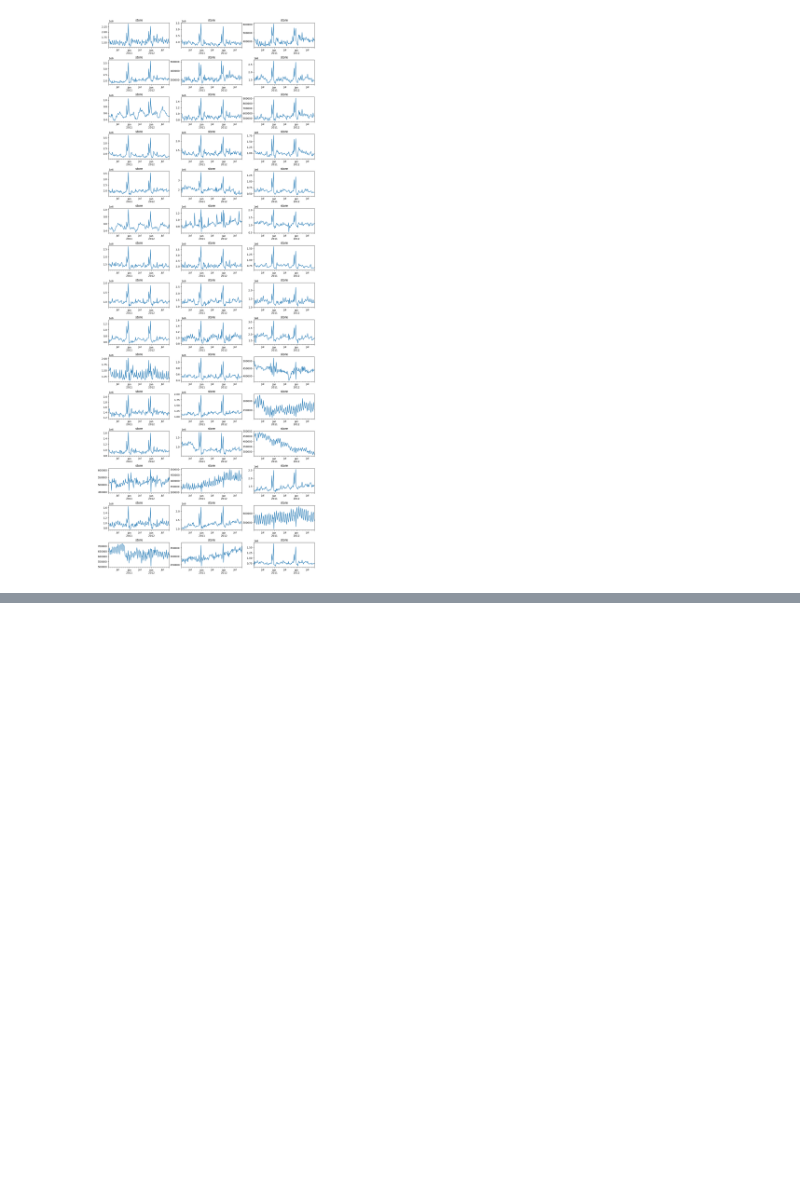
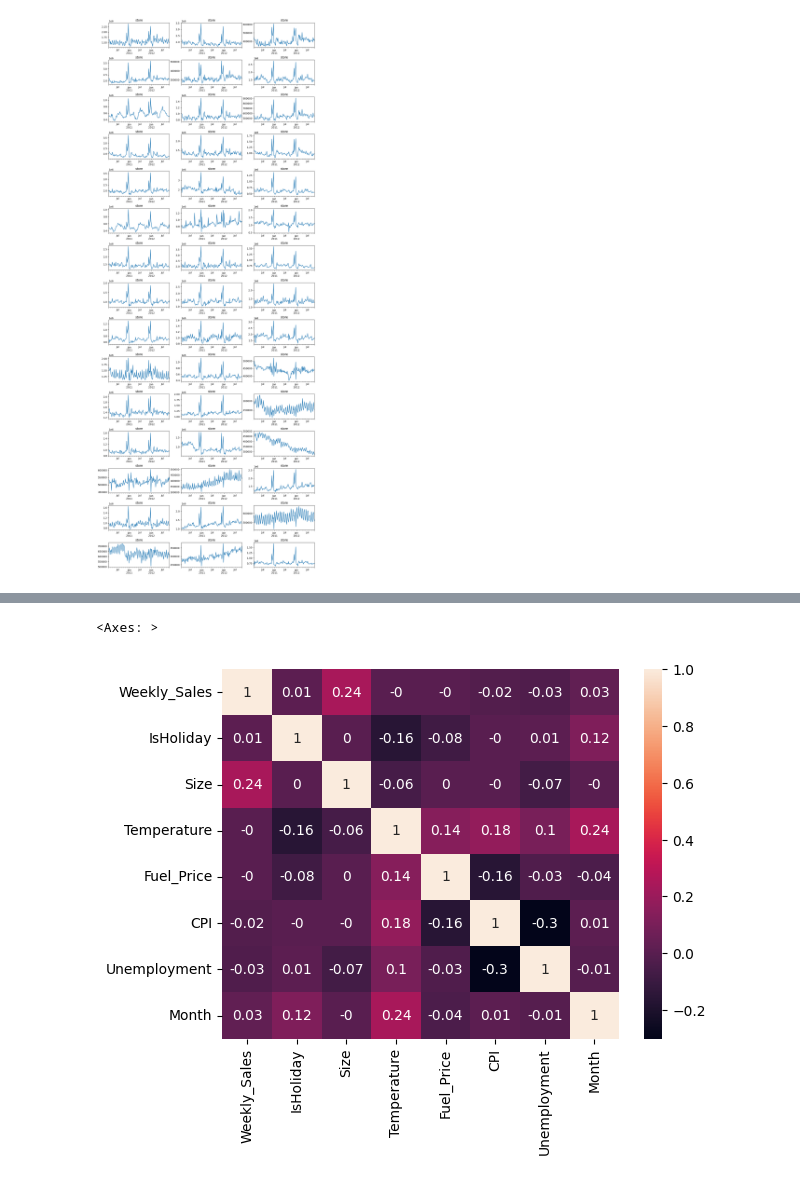
Before and after one commit to Rezashatery/Walmart-Recruiting---Store-Sales-Forecasting, a Jupyter notebook: sales-forecasting.ipynb, the cells around one changed output, grey strips where cells are left out. Saved outputs shown, nothing was run; the diff lists cells and outputs as text; code cells hidden in the pictures; blank space fills up the shorter version.

Commit message:
correlation

```diff
--- a/sales-forecasting.ipynb
+++ b/sales-forecasting.ipynb
@@ -232,0 +278,8 @@ plt.show()
+# %%
+# showing correlation with heatmap of each column with another
+numerical_columns=['Weekly_Sales','Size','Temperature','Fuel_Price','CPI','Unemployment']
+df_std=pd.DataFrame(StandardScaler().fit_transform(df[numerical_columns]),columns=numerical_columns)
+sns.heatmap(df.corr(numeric_only=True).round(2),annot=True)
+# %% [output]
+<Axes: >
+[figure, added]
```
Also changed, not shown: parts of 4 cells of this notebook.
